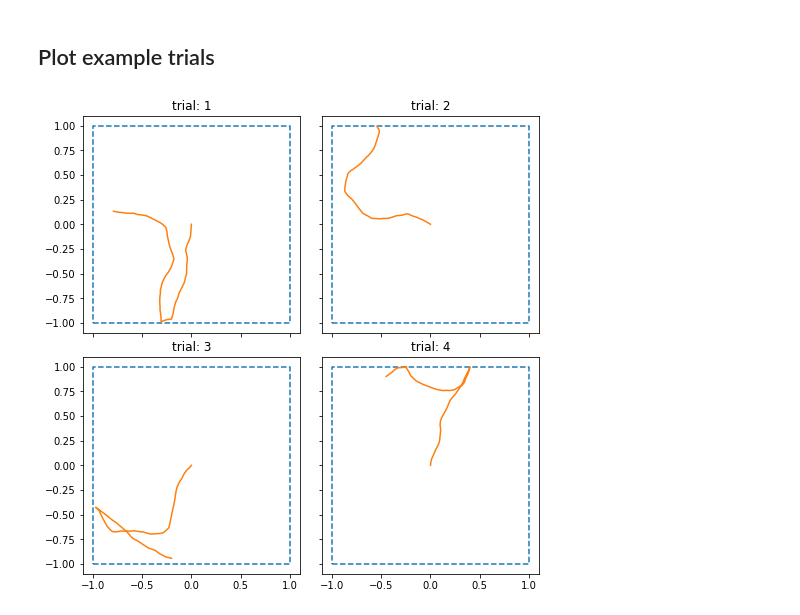
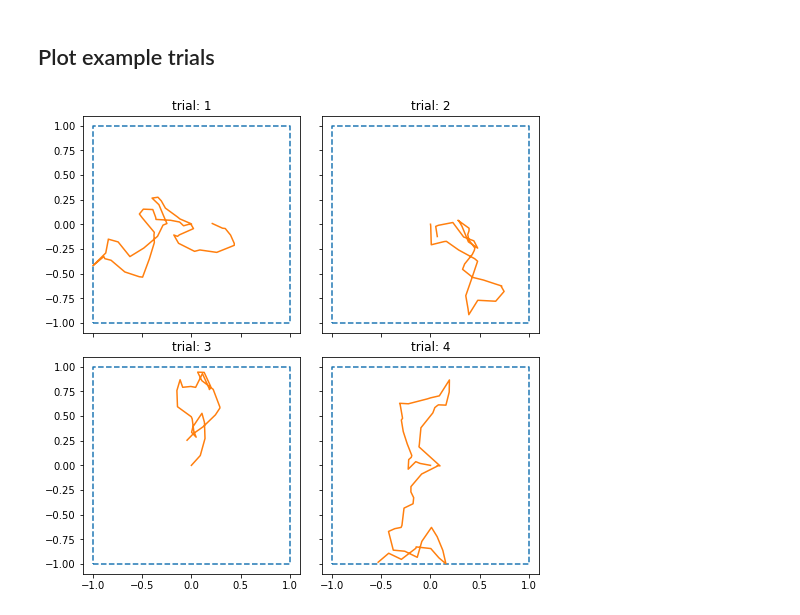
Before and after one commit to conormcgrory/rnn_spatial, a Jupyter notebook: motion_simulation.ipynb, the cells around one changed output. Saved outputs shown, nothing was run; the diff lists cells and outputs as text; code cells hidden in the pictures.

```diff
--- a/motion_simulation.ipynb
+++ b/motion_simulation.ipynb
@@ -9,49 +9,56 @@ from motion import MotionSimulation
 ## Parameters
 # %%
 # Simulation parameters
-N_STEPS = 500
-N_TRIALS = 25
+N_STEPS = 450
 BOUNDARY_TYPE = 'square'
 BOUNDARY_HEIGHT = 2.0
-TIME_STEP = 0.1
-STD_NORM = 0.2
-SPEED_VALS = [0.0, 0.1, 0.2, 0.3, 0.4]
-P_SPEED = [0.8, 0.05, 0.05, 0.05, 0.05]
+TIME_STEP = 1.0
+STD_NORM = 0.33
+MAX_SPEED = 0.2
+P_MOVE = 0.1
 RNG_SEED = 999
+
+# Number of trials to run simulation for
+N_TRIALS = 100
 # %% [markdown]
 ## Run simulation
 # %%
-sim = MotionSimulation(
+sim = motion.MotionSimulation(
     n_steps=N_STEPS,
-    n_trials=N_TRIALS,
     boundary_type=BOUNDARY_TYPE,
     boundary_height=BOUNDARY_HEIGHT,
     time_step=TIME_STEP,
     std_norm=STD_NORM,
-    speed_vals=SPEED_VALS,
-    p_speed=P_SPEED,
+    max_speed=MAX_SPEED,
+    p_move=P_MOVE,
     rng_seed=RNG_SEED
 )
-sim.run()
+vel, pos = sim.smp_batch(N_TRIALS)
 # %% [markdown]
 ## Plot example trials
+# %%
+if BOUNDARY_TYPE == 'square':
+    boundary = motion.SquareBoundary(BOUNDARY_HEIGHT)
+else:
+    raise ValueError(f'Boundary not supported.')
 # %%
 # Trials to plot
 trials_plt = [1, 2, 3, 4]
 
 # Create subplots
 fig, ax = plt.subplots(2, 2, figsize=(7, 7), sharex=True, sharey=True)
 axs = ax.flat
 
 # Set aspect ratio of all axes
 axs[0].set_aspect('equal', share=True)
 
 # Stick plots close together
 fig.tight_layout()
 
 # Plot trials
 for i in range(len(trials_plt)):
-    axs[i].set_title(f'trial: {trials_plt[i]}')
-    sim.plot_position(trials_plt[i], axs[i])
+    trial = trials_plt[i]
+    axs[i].set_title(f'trial: {trial}')
+    motion.plot_position(boundary, pos[trial], axs[i])
 # %% [output]
-[figure, old version]
+[figure, new version]
```
Also changed, not shown: parts of 1 cell of this notebook, 7 other files.
